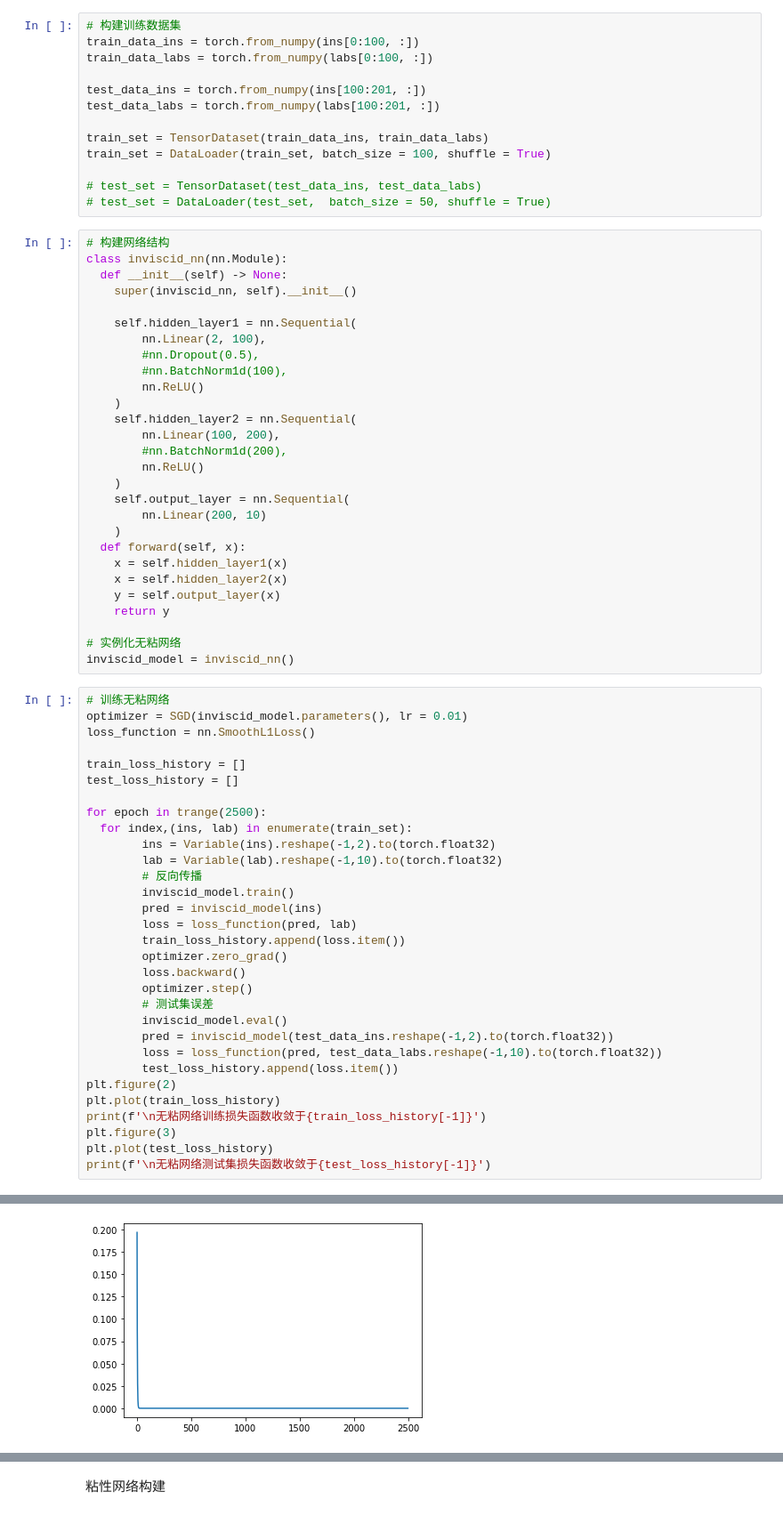
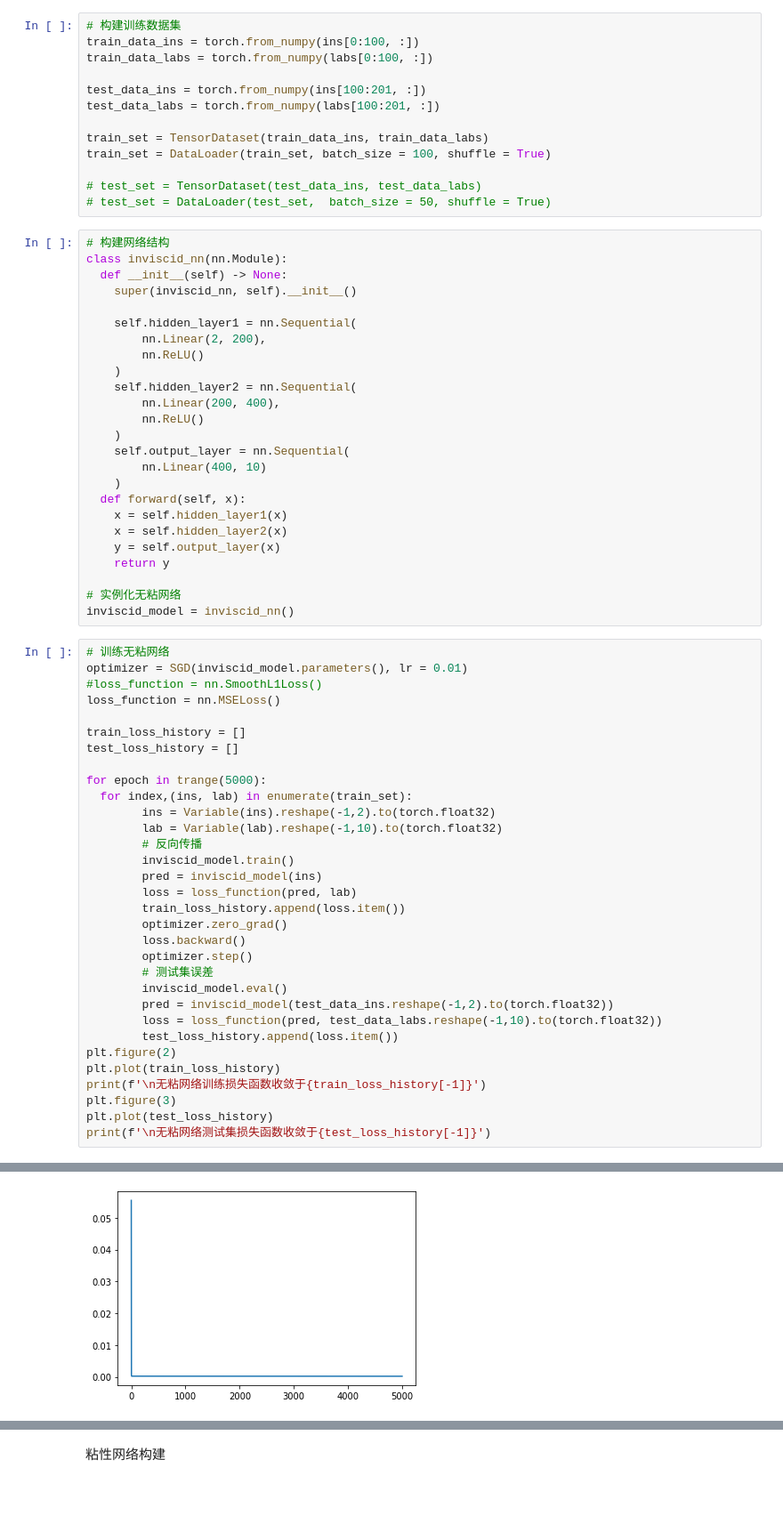
Before and after one commit to bominwang/inviscid-viscid-flow-correct-neural-network, a Jupyter notebook: HB_2_SURFACE_PRESSURE_PRED.ipynb, the cells around one changed output, grey strips where cells are left out. Shown at 89% size. Drawn from its saved outputs; the diff is of its cells as text.

```diff
--- a/HB_2_SURFACE_PRESSURE_PRED.ipynb
+++ b/HB_2_SURFACE_PRESSURE_PRED.ipynb
@@ -58,18 +58,15 @@ class inviscid_nn(nn.Module):
     super(inviscid_nn, self).__init__()
 
     self.hidden_layer1 = nn.Sequential(
-        nn.Linear(2, 100),
-        #nn.Dropout(0.5),
-        #nn.BatchNorm1d(100),
+        nn.Linear(2, 200),
         nn.ReLU()
     )
     self.hidden_layer2 = nn.Sequential(
-        nn.Linear(100, 200),
-        #nn.BatchNorm1d(200),
+        nn.Linear(200, 400),
         nn.ReLU()
     )
     self.output_layer = nn.Sequential(
-        nn.Linear(200, 10)
+        nn.Linear(400, 10)
     )
   def forward(self, x):
     x = self.hidden_layer1(x)
@@ -82,12 +79,13 @@ inviscid_model = inviscid_nn()
 # %%
 # 训练无粘网络
 optimizer = SGD(inviscid_model.parameters(), lr = 0.01)
-loss_function = nn.SmoothL1Loss()
+#loss_function = nn.SmoothL1Loss()
+loss_function = nn.MSELoss()
 
 train_loss_history = []
 test_loss_history = []
 
-for epoch in trange(2500):
+for epoch in trange(5000):
   for index,(ins, lab) in enumerate(train_set):
         ins = Variable(ins).reshape(-1,2).to(torch.float32)
         lab = Variable(lab).reshape(-1,10).to(torch.float32)
@@ -118,4 +116,4 @@ print(f'\n无粘网络测试集损失函数收敛于{test_loss_history[-1]}')
-[figure, old version]
+[figure, new version]
 # %%
 # 输出合理性验证
 # 黑色为试验数据
```
Also changed, not shown: parts of 6 cells of this notebook.
